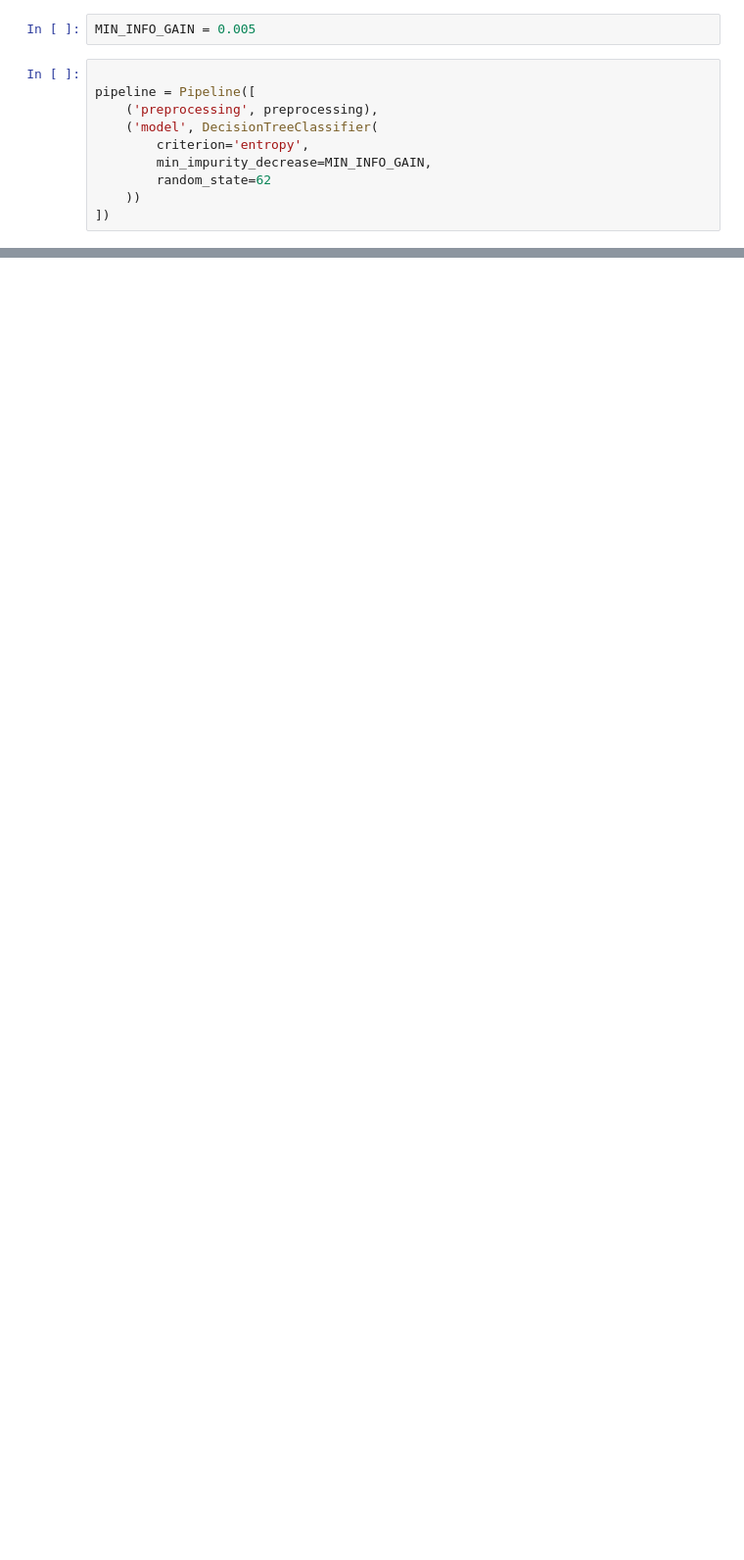
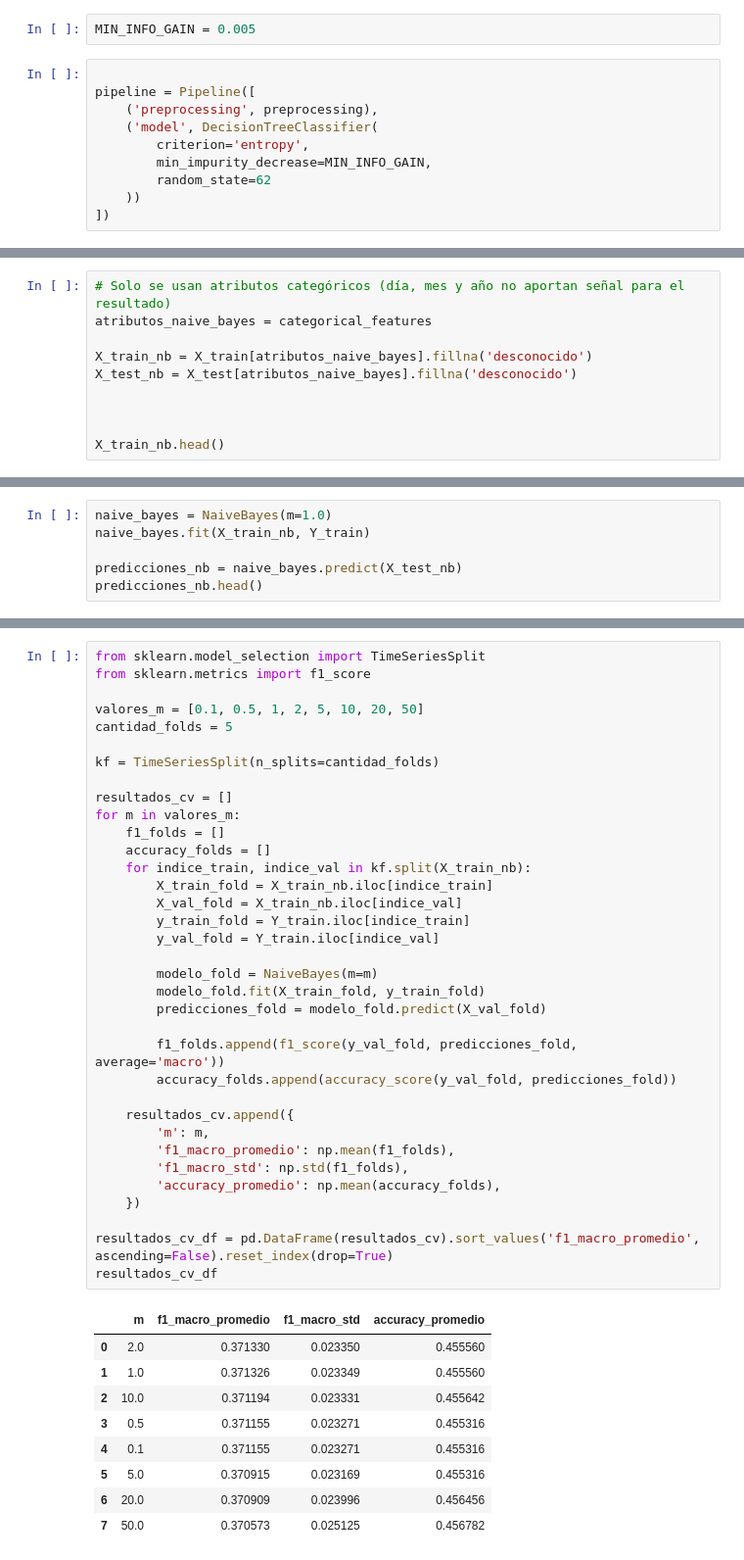
Before and after one commit to lugonca20/aprendaut_labs, a Jupyter notebook: tarea1/prueba_pipeline.ipynb, the cells around one changed output, grey strips where cells are left out. Shown at 98% size. Drawn from its saved outputs; the diff is of its cells as text; blank space fills up the shorter version.

```diff
--- a/tarea1/prueba_pipeline.ipynb
+++ b/tarea1/prueba_pipeline.ipynb
@@ -275,0 +333,10 @@ pipeline = Pipeline([
+# %%
+# Solo se usan atributos categóricos (día, mes y año no aportan señal para el resultado)
+atributos_naive_bayes = categorical_features
+
+X_train_nb = X_train[atributos_naive_bayes].fillna('desconocido')
+X_test_nb = X_test[atributos_naive_bayes].fillna('desconocido')
+
+
+
+X_train_nb.head()
@@ -275,0 +350,6 @@ pipeline = Pipeline([
+# %%
+naive_bayes = NaiveBayes(m=1.0)
+naive_bayes.fit(X_train_nb, Y_train)
+
+predicciones_nb = naive_bayes.predict(X_test_nb)
+predicciones_nb.head()
@@ -275,0 +398,45 @@ pipeline = Pipeline([
+# %%
+from sklearn.model_selection import TimeSeriesSplit
+from sklearn.metrics import f1_score
+
+valores_m = [0.1, 0.5, 1, 2, 5, 10, 20, 50]
+cantidad_folds = 5
+
+kf = TimeSeriesSplit(n_splits=cantidad_folds)
+
+resultados_cv = []
+for m in valores_m:
+    f1_folds = []
+    accuracy_folds = []
+    for indice_train, indice_val in kf.split(X_train_nb):
+        X_train_fold = X_train_nb.iloc[indice_train]
+        X_val_fold = X_train_nb.iloc[indice_val]
+        y_train_fold = Y_train.iloc[indice_train]
+        y_val_fold = Y_train.iloc[indice_val]
+
+        modelo_fold = NaiveBayes(m=m)
+        modelo_fold.fit(X_train_fold, y_train_fold)
+        predicciones_fold = modelo_fold.predict(X_val_fold)
+
+        f1_folds.append(f1_score(y_val_fold, predicciones_fold, average='macro'))
+        accuracy_folds.append(accuracy_score(y_val_fold, predicciones_fold))
+
+    resultados_cv.append({
+        'm': m,
+        'f1_macro_promedio': np.mean(f1_folds),
+        'f1_macro_std': np.std(f1_folds),
+        'accuracy_promedio': np.mean(accuracy_folds),
+    })
+
+resultados_cv_df = pd.DataFrame(resultados_cv).sort_values('f1_macro_promedio', ascending=False).reset_index(drop=True)
+resultados_cv_df
+# %% [output]
+|  | m | f1_macro_promedio | f1_macro_std | accuracy_promedio |
+| 0 | 2.0 | 0.371330 | 0.023350 | 0.455560 |
+| 1 | 1.0 | 0.371326 | 0.023349 | 0.455560 |
+| 2 | 10.0 | 0.371194 | 0.023331 | 0.455642 |
+| 3 | 0.5 | 0.371155 | 0.023271 | 0.455316 |
+| 4 | 0.1 | 0.371155 | 0.023271 | 0.455316 |
+| 5 | 5.0 | 0.370915 | 0.023169 | 0.455316 |
+| 6 | 20.0 | 0.370909 | 0.023996 | 0.456456 |
+| 7 | 50.0 | 0.370573 | 0.025125 | 0.456782 |
```
Also changed, not shown: parts of 18 cells of this notebook, 1 other file.
